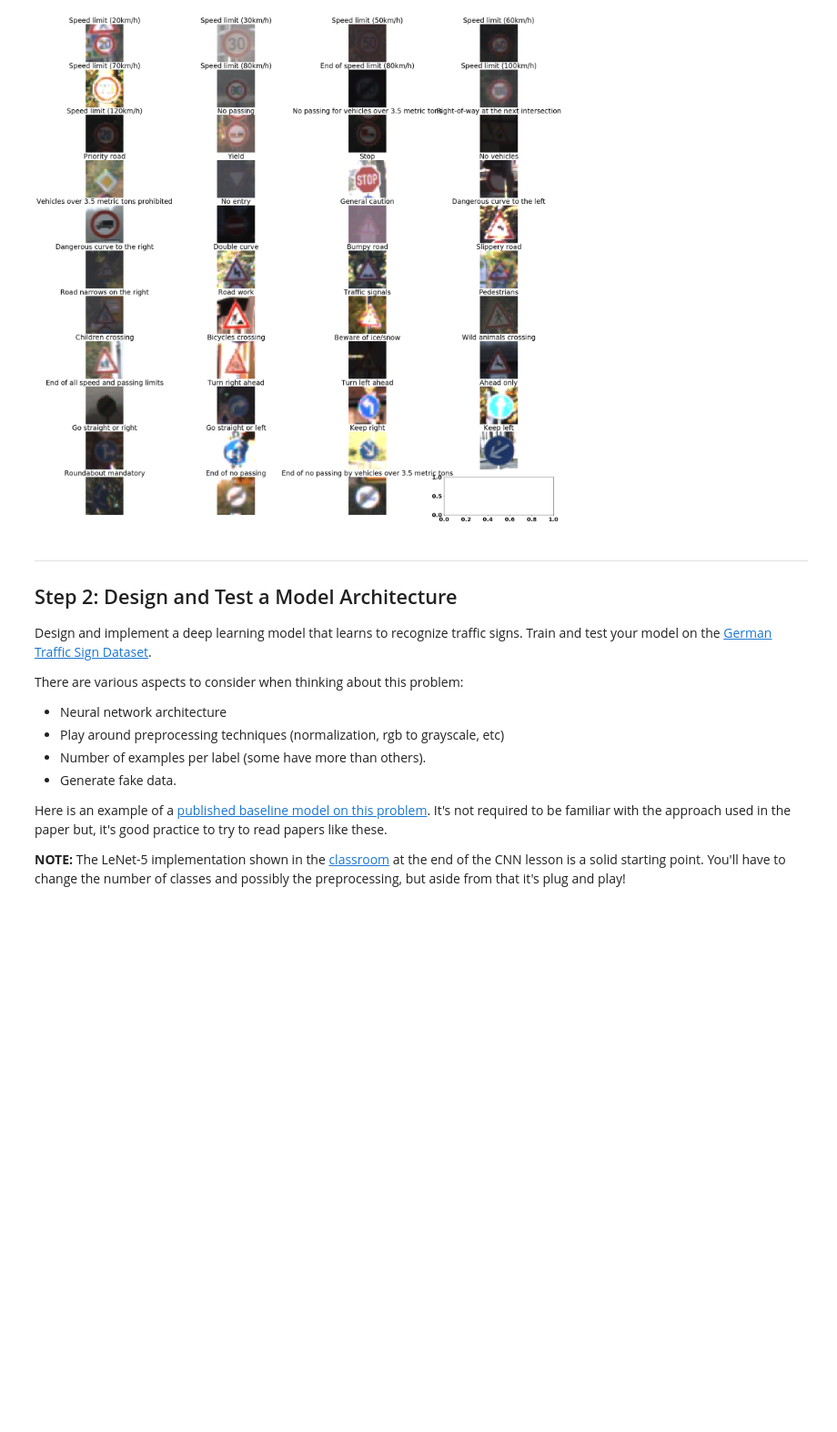
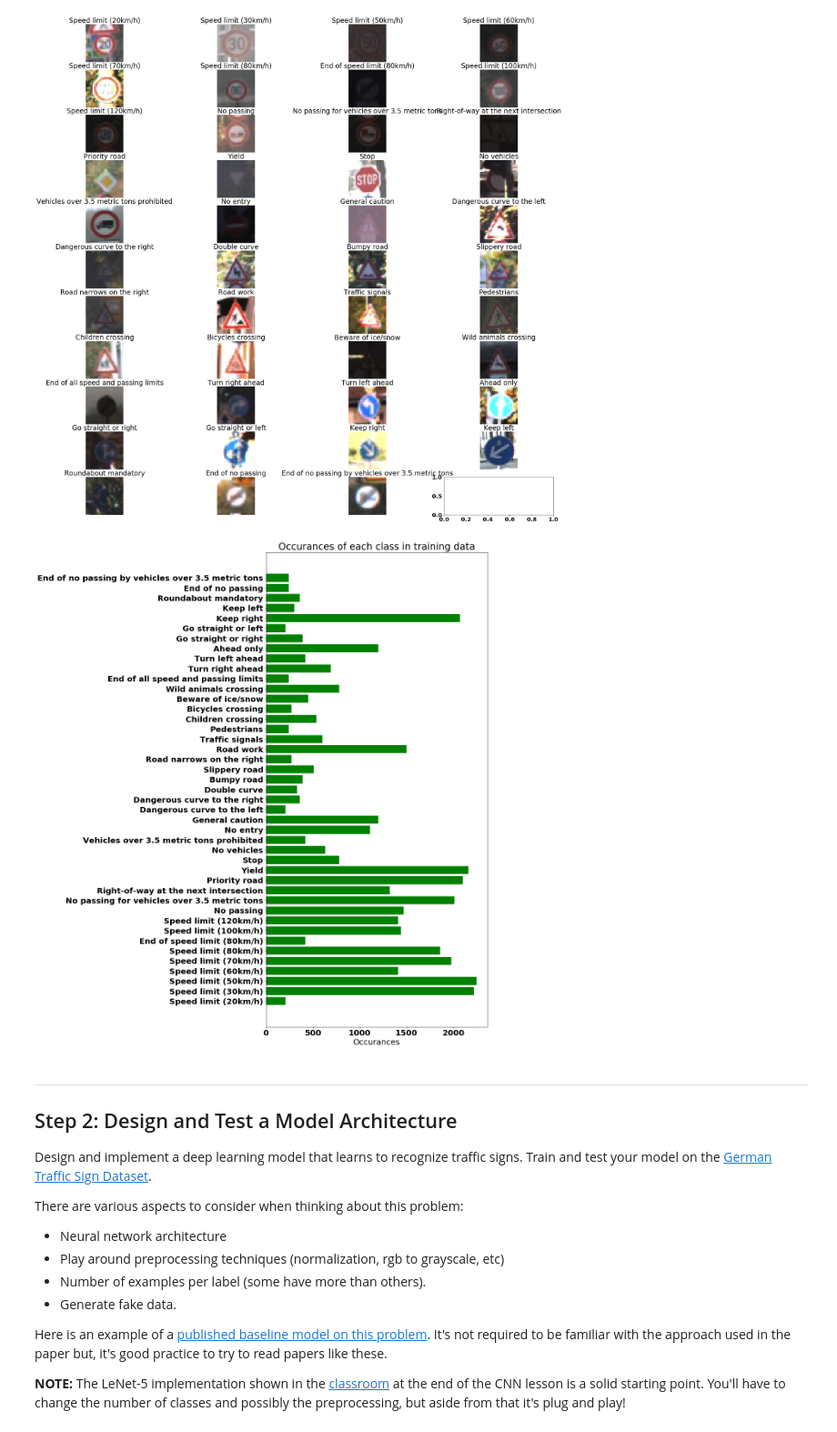
Before and after one commit to Alexspayne/My-CarND-Traffic-Sign-Classifier-Project, a Jupyter notebook: Traffic_Sign_Classifier.ipynb, the cells around one changed output. Shown: that part at 91% size. Drawn from its saved outputs; the diff is of its cells as text; code cells hidden in the pictures; blank space fills up the shorter version.

```diff
--- a/Traffic_Sign_Classifier.ipynb
+++ b/Traffic_Sign_Classifier.ipynb
@@ -142,6 +143,23 @@ for image, label, ax in zip(visualization_X, visualization_y, axes.flat[:n_class
 plt.show()
 # %% [output]
 [figure]
+# %%
+# Plotting the distribution of classes
+import numpy as np
+
+occurances = [list(y_train).count(x) for x in visualization_y]
+fig, ax = plt.subplots(figsize=(10,22))
+graph = ax.barh(visualization_y, occurances, color='g')
+# add some text for labels, title and axes ticks
+ax.set_xlabel('Occurances')
+ax.set_title('Occurances of each class in training data')
+ax.set_yticks(visualization_y)
+labels = [sign_names[str(label)] for label in visualization_y]
+ax.set_yticklabels(labels)
+
+plt.show()
+# %% [output]
+[figure, added]
 # %% [markdown]
 ----
 
```
Also changed, not shown: parts of 9 cells of this notebook.
